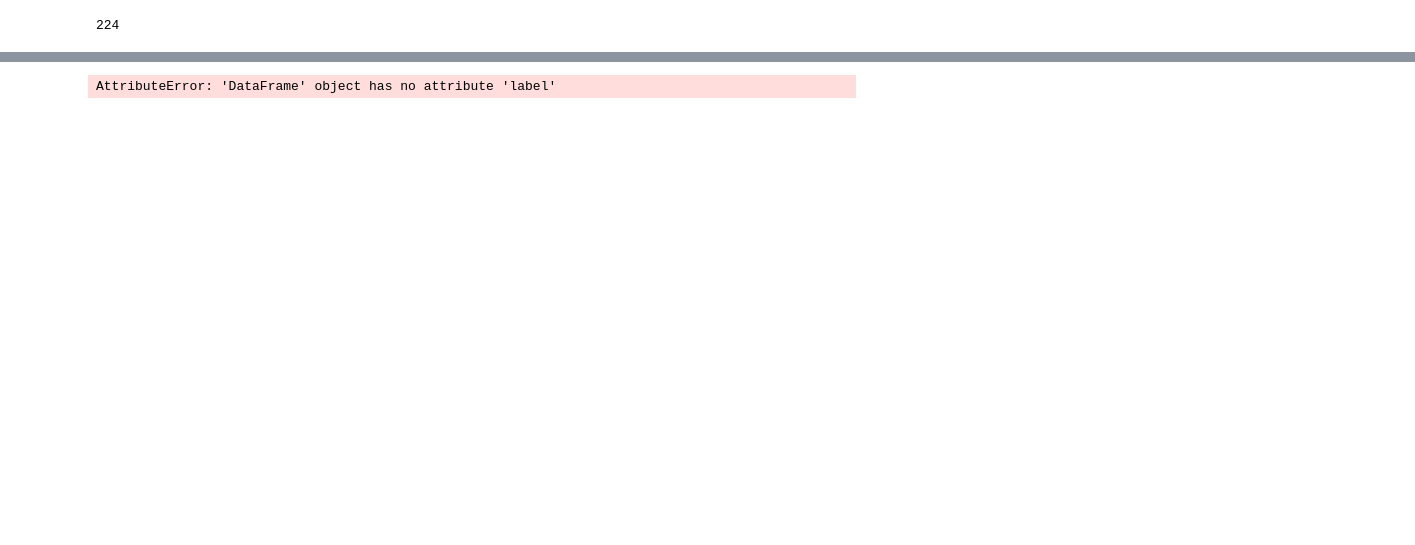
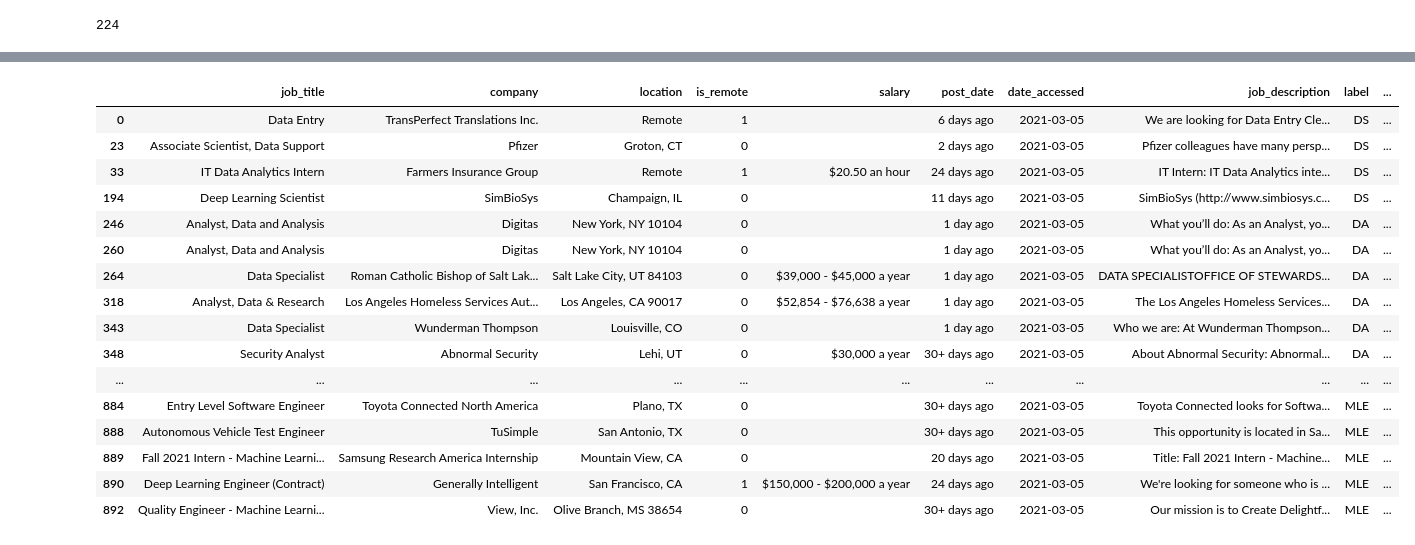
Before and after one commit to Brandon-Martinez27/data-job-resume-booster, a Jupyter notebook: prepare.ipynb, the cells around one changed output, grey strips where cells are left out. Saved outputs shown, nothing was run; the diff lists cells and outputs as text; code cells hidden in the pictures; blank space fills up the shorter version.

Commit message:
found all appropriate labels for data

```diff
--- a/prepare.ipynb
+++ b/prepare.ipynb
@@ -152,10 +154,10 @@ def create_labels(df, first=slice(0,224), second=slice(224,447), third=slice(447
     df['label'] = np.where(df.iloc[last], 'Machine Learning Engineer', '')
     return df
 # %%
-ds = ['DS' for n in range(0,225)]
-da = ['DA' for n in range(0,224)]
-de = ['DE' for n in range(0,228)]
-mle = ['MLE' for n in range(0,225)]
+ds = ['DS' for n in range(0,224)]
+da = ['DA' for n in range(0,223)]
+de = ['DE' for n in range(0,227)]
+mle = ['MLE' for n in range(0,224)]
 
 labels = ds + da + de + mle
 len(labels)
@@ -210,3 +165,0 @@ m[0], m[1], m[2], m[3]
-# %%
-# 58 nulls USABLE
-df['label'] = df.job_title.str.lower().str.extract('(.*?data.*?scientist.*?|.*?data.*?analyst.*?|data.*?engineer.*?|.*?machine.*?learning.*?engineer.*?)')
@@ -216,6 +179,25 @@ df[['job_title', 'label']].sample(5)
+# %%
+# checking to be sure any stray jobs that aren't a target be removed
+df['valid'] = df.job_title.str.lower().str.extract('(.*?data.*?scientist.*?|.*?data.*?analyst.*?|data.*?engineer.*?|.*?machine.*?learning.*?engineer.*?)')
 # %%
-# all rows that have nulls
-null_rows = df[df.label.isnull()]
+# 58 nulls
+null_rows = df[df.valid.isnull()]
 null_rows
 # %% [output]
-AttributeError: 'DataFrame' object has no attribute 'label'
+|  | job_title | company | location | is_remote | salary | post_date | date_accessed | job_description | label | ... |
+| 0 | Data Entry | TransPerfect Translations Inc. | Remote | 1 |  | 6 days ago | 2021-03-05 | We are looking for Data Entry Cle... | DS | ... |
+| 23 | Associate Scientist, Data Support | Pfizer | Groton, CT | 0 |  | 2 days ago | 2021-03-05 | Pfizer colleagues have many persp... | DS | ... |
+| 33 | IT Data Analytics Intern | Farmers Insurance Group | Remote | 1 | $20.50 an hour | 24 days ago | 2021-03-05 | IT Intern: IT Data Analytics inte... | DS | ... |
+| 194 | Deep Learning Scientist | SimBioSys | Champaign, IL | 0 |  | 11 days ago | 2021-03-05 | SimBioSys (http://www.simbiosys.c... | DS | ... |
+| 246 | Analyst, Data and Analysis | Digitas | New York, NY 10104 | 0 |  | 1 day ago | 2021-03-05 | What you’ll do: As an Analyst, yo... | DA | ... |
+| 260 | Analyst, Data and Analysis | Digitas | New York, NY 10104 | 0 |  | 1 day ago | 2021-03-05 | What you’ll do: As an Analyst, yo... | DA | ... |
+| 264 | Data Specialist | Roman Catholic Bishop of Salt Lak... | Salt Lake City, UT 84103 | 0 | $39,000 - $45,000 a year | 1 day ago | 2021-03-05 | DATA SPECIALISTOFFICE OF STEWARDS... | DA | ... |
+| 318 | Analyst, Data & Research | Los Angeles Homeless Services Aut... | Los Angeles, CA 90017 | 0 | $52,854 - $76,638 a year | 1 day ago | 2021-03-05 | The Los Angeles Homeless Services... | DA | ... |
+| 343 | Data Specialist | Wunderman Thompson | Louisville, CO | 0 |  | 1 day ago | 2021-03-05 | Who we are: At Wunderman Thompson... | DA | ... |
+| 348 | Security Analyst | Abnormal Security | Lehi, UT | 0 | $30,000 a year | 30+ days ago | 2021-03-05 | About Abnormal Security: Abnormal... | DA | ... |
+| ... | ... | ... | ... | ... | ... | ... | ... | ... | ... | ... |
+| 884 | Entry Level Software Engineer | Toyota Connected North America | Plano, TX | 0 |  | 30+ days ago | 2021-03-05 | Toyota Connected looks for Softwa... | MLE | ... |
+| 888 | Autonomous Vehicle Test Engineer | TuSimple | San Antonio, TX | 0 |  | 30+ days ago | 2021-03-05 | This opportunity is located in Sa... | MLE | ... |
+| 889 | Fall 2021 Intern - Machine Learni... | Samsung Research America Internship | Mountain View, CA | 0 |  | 20 days ago | 2021-03-05 | Title: Fall 2021 Intern - Machine... | MLE | ... |
+| 890 | Deep Learning Engineer (Contract) | Generally Intelligent | San Francisco, CA | 1 | $150,000 - $200,000 a year | 24 days ago | 2021-03-05 | We're looking for someone who is ... | MLE | ... |
+| 892 | Quality Engineer - Machine Learni... | View, Inc. | Olive Branch, MS 38654 | 0 |  | 30+ days ago | 2021-03-05 | Our mission is to Create Delightf... | MLE | ... |
```
Also changed, not shown: parts of 38 cells of this notebook.
